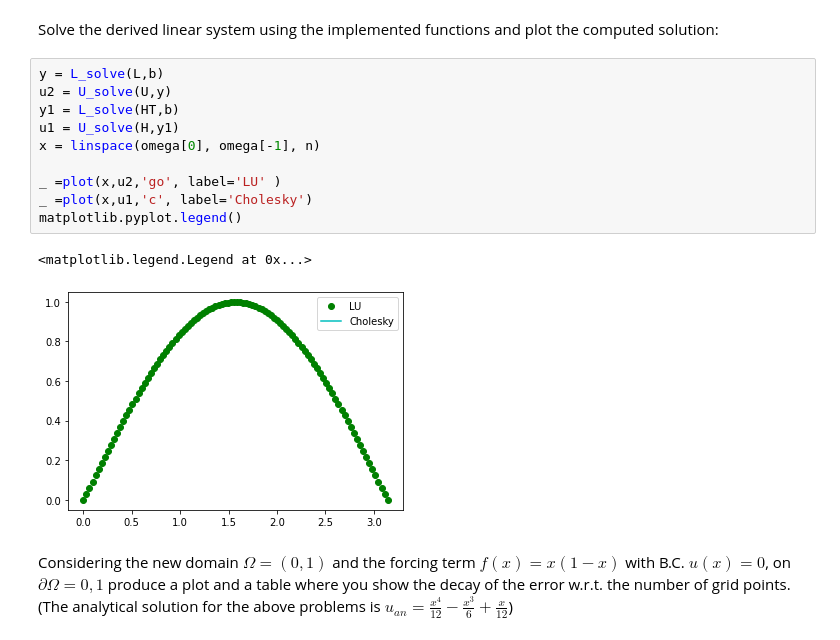
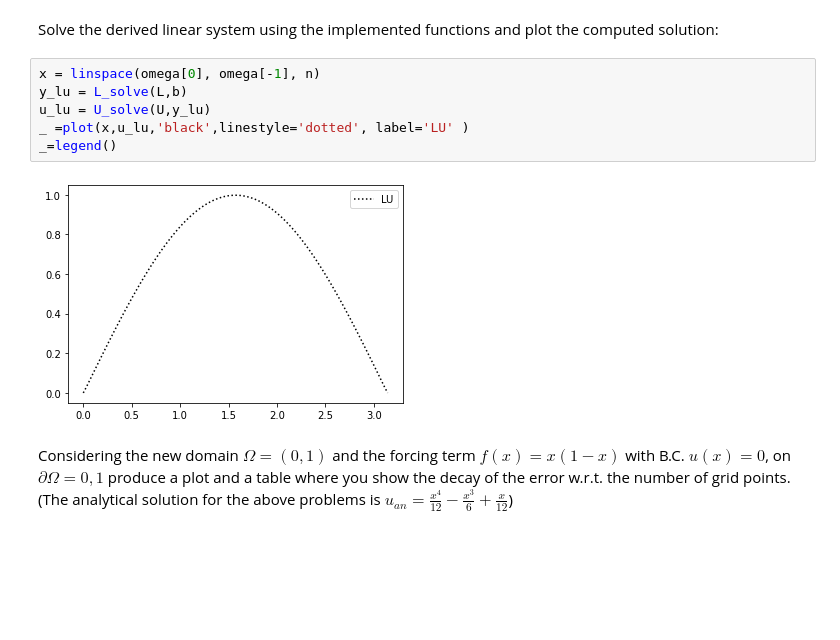
Before and after one commit to hasanictp/numerical-analysis-2021-2022, a Jupyter notebook: FinalProject_2021_2022.ipynb, the cells around one changed output. Cells and saved outputs as stored; diff of their text form; blank space fills up the shorter version.

```diff
--- a/FinalProject_2021_2022.ipynb
+++ b/FinalProject_2021_2022.ipynb
@@ -116,18 +116,13 @@ def U_solve(U,rhs):
 # %% [markdown]
 Solve the derived linear system using the implemented functions and plot the computed solution:
 # %%
-y = L_solve(L,b)
-u2 = U_solve(U,y)
-y1 = L_solve(HT,b)
-u1 = U_solve(H,y1)
 x = linspace(omega[0], omega[-1], n)
-
-_ =plot(x,u2,'go', label='LU' )
-_ =plot(x,u1,'c', label='Cholesky')
-matplotlib.pyplot.legend()
+y_lu = L_solve(L,b)
+u_lu = U_solve(U,y_lu)
+_ =plot(x,u_lu,'black',linestyle='dotted', label='LU' )
+_=legend()
 # %% [output]
-<matplotlib.legend.Legend at 0x...>
-[figure, old version]
+[figure, new version]
 # %% [markdown]
 Considering the new domain $\Omega = (0,1)$ and the forcing term $f(x) = x(1-x)$ with B.C. $u(x) = 0$, on $\partial \Omega = {0,1}$ produce a plot and a table where you show the decay of the error w.r.t. the number of grid points.
 (The analytical solution for the above problems is $u_{an} = \frac{x^4}{12} - \frac{x^3}{6} + \frac{x}{12}$)
```
